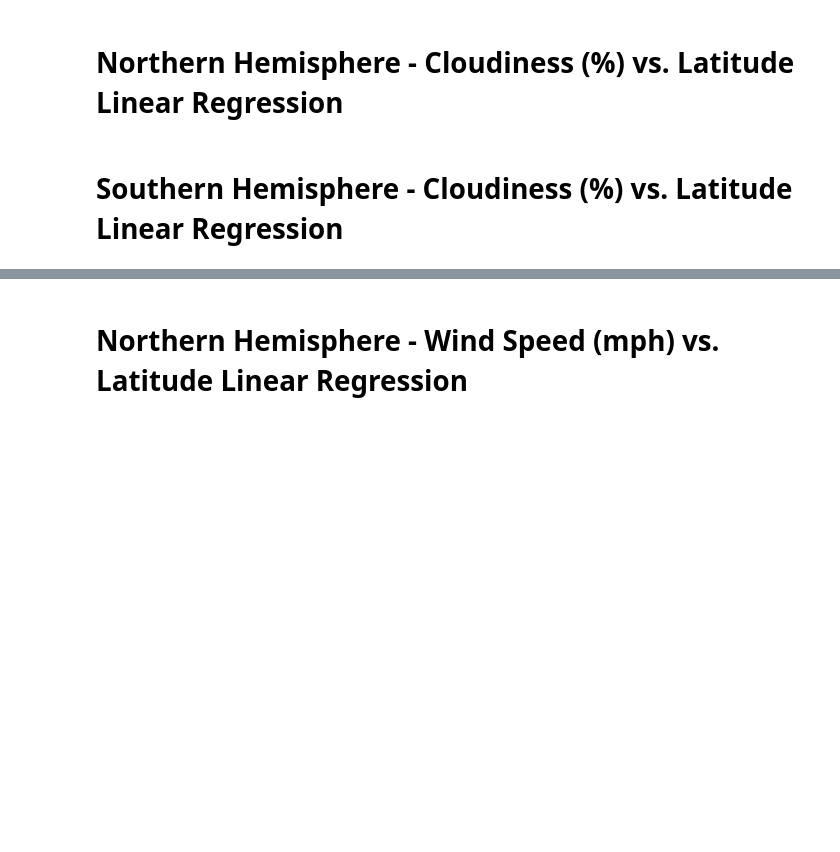
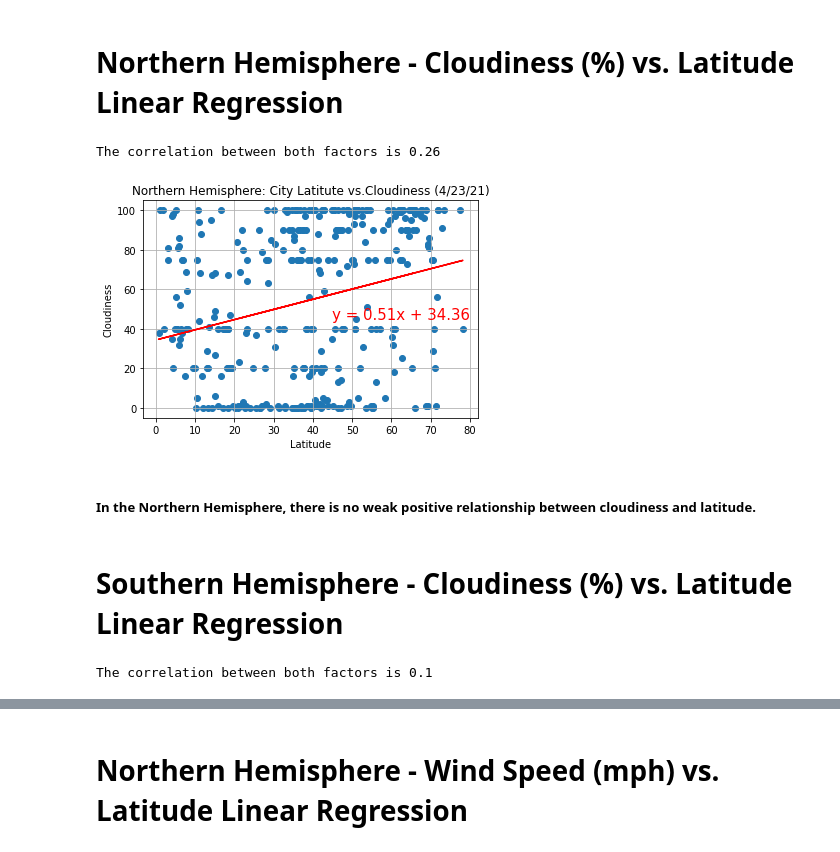
Before and after one commit to MarcLeslie/python-api-challenge, a Jupyter notebook: WeatherPy/WeatherPy.ipynb, the cells around one changed output, grey strips where cells are left out. Saved outputs shown, nothing was run; the diff lists cells and outputs as text; code cells hidden in the pictures; blank space fills up the shorter version.

```diff
--- a/WeatherPy/WeatherPy.ipynb
+++ b/WeatherPy/WeatherPy.ipynb
@@ -369,4 +369,27 @@ plt.show()
 # The r-value is: 0.014985174297345524
 # %% [markdown]
 # Northern Hemisphere - Cloudiness (%) vs. Latitude Linear Regression
+# %%
+lat_NH = NH_df.iloc[:,1]
+cloud_NH = NH_df.iloc[:,5]
+correlation = st.pearsonr(lat_NH, cloud_NH)
+print(f"The correlation between both factors is {round(correlation[0],2)}")
+# %% [output]
+The correlation between both factors is 0.26
+# %%
+#x_values = lat_NH, y_values = cloud_NH
+(slope, intercept, rvalue, pvalue, stderr) = linregress(lat_NH, cloud_NH)
+regress_values = lat_NH * slope + intercept
+line_eq = "y = " + str(round(slope,2)) + "x + " + str(round(intercept,2))
+plt.scatter(lat_NH, cloud_NH)
+plt.plot(lat_NH,regress_values,"r-")
+plt.annotate(line_eq,(45,45),fontsize=15,color="red")
+plt.xlabel("Latitude")
+plt.ylabel("Cloudiness")
+plt.title("Northern Hemisphere: City Latitute vs.Cloudiness (4/23/21)")
+plt.grid()
+plt.savefig("../output_data/city_lat_clouds_LR_NH.png")
+plt.show()
+# %% [output]
+[figure, added]
 # %%
@@ -376,2 +397,11 @@ plt.show()
+# %% [markdown]
+##### In the Northern Hemisphere, there is no weak positive relationship between cloudiness and latitude.
 # %% [markdown]
 # Southern Hemisphere - Cloudiness (%) vs. Latitude Linear Regression
+# %%
+lat_SH = SH_df.iloc[:,1]
+cloud_SH = SH_df.iloc[:,5]
+correlation = st.pearsonr(lat_SH, cloud_SH)
+print(f"The correlation between both factors is {round(correlation[0],2)}")
+# %% [output]
+The correlation between both factors is 0.1
```
Also changed, not shown: parts of 16 cells of this notebook, 4 other files.
